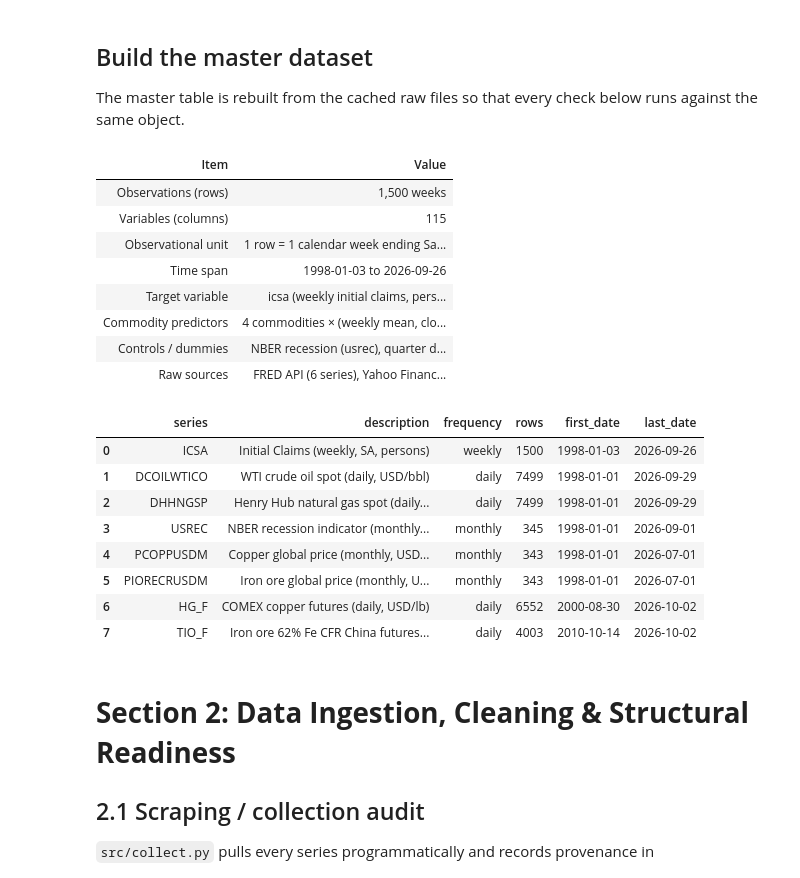
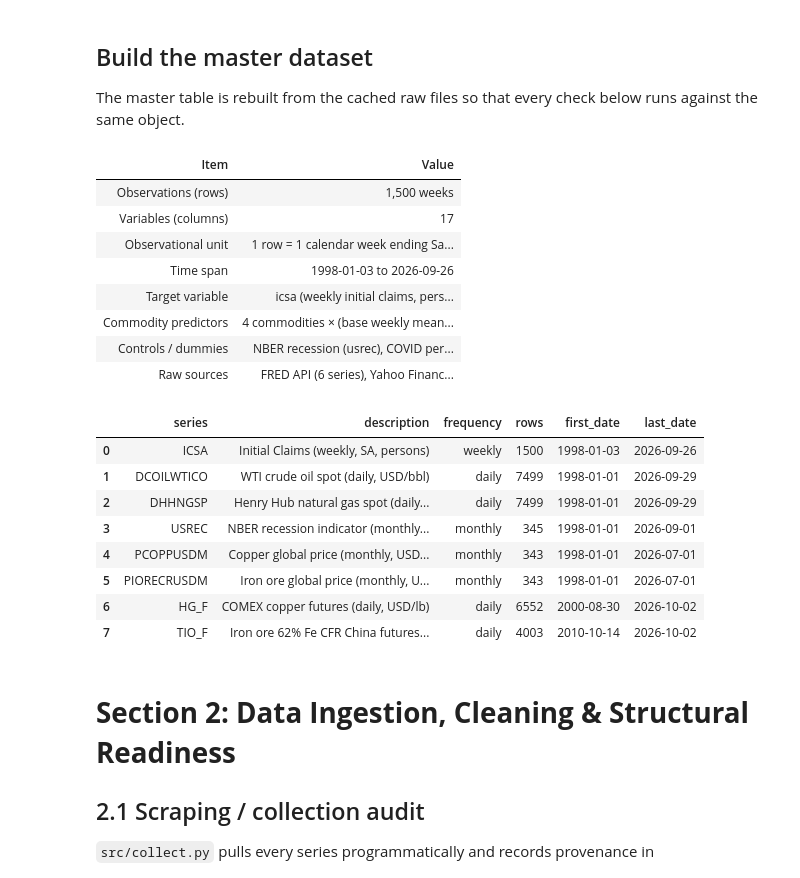
Before and after one commit to hassan09070/DS_project, a Jupyter notebook: Milestone02_Section2_DataIngestion.ipynb, the cells around one changed output. Cells and saved outputs as stored; diff of their text form; code cells hidden in the pictures.

```diff
--- a/Milestone02_Section2_DataIngestion.ipynb
+++ b/Milestone02_Section2_DataIngestion.ipynb
@@ -50,32 +50,32 @@ The master table is rebuilt from the cached raw files so that every check below
 # %%
 master = build_master()
 manifest = json.loads((ROOT / "data" / "raw" / "manifest.json").read_text())
 
 overview = pd.DataFrame({
     "Item": ["Observations (rows)", "Variables (columns)", "Observational unit", "Time span",
              "Target variable", "Commodity predictors", "Controls / dummies", "Raw sources"],
     "Value": [f"{master.shape[0]:,} weeks", f"{master.shape[1]}",
               "1 row = 1 calendar week ending Saturday (the US Department of Labor's 'week ending' convention for initial claims)",
               f"{master.index.min().date()} to {master.index.max().date()}",
               "icsa (weekly initial claims, persons) and its derived log / % change / spike indicator",
-              "4 commodities × (weekly mean, close, within-week and 4-week volatility, % change, 16 lagged % changes)",
-              "NBER recession (usrec), quarter dummies, COVID period, data-availability flags",
+              "4 commodities × (base weekly mean price, weekly % price shock, 4-week volatility); lags 1–16 of the shock are created on demand by add_lags()",
+              "NBER recession (usrec), COVID period (covid_period)",
               "FRED API (6 series), Yahoo Finance via yfinance (2 futures tickers)"]})
 display(overview.style.hide(axis="index").set_properties(**{"text-align": "left"}))
 
 sources = (pd.DataFrame(manifest).T
            .loc[:, ["description", "frequency", "rows", "first_date", "last_date", "source"]]
            .rename_axis("series").reset_index())
 display(sources.drop(columns="source"))
 # %% [output]
 | Item | Value |
 | Observations (rows) | 1,500 weeks |
-| Variables (columns) | 115 |
+| Variables (columns) | 17 |
 | Observational unit | 1 row = 1 calendar week ending Sa... |
 | Time span | 1998-01-03 to 2026-09-26 |
 | Target variable | icsa (weekly initial claims, pers... |
-| Commodity predictors | 4 commodities × (weekly mean, clo... |
-| Controls / dummies | NBER recession (usrec), quarter d... |
+| Commodity predictors | 4 commodities × (base weekly mean... |
+| Controls / dummies | NBER recession (usrec), COVID per... |
 | Raw sources | FRED API (6 series), Yahoo Financ... |
 |  | series | description | frequency | rows | first_date | last_date |
 | 0 | ICSA | Initial Claims (weekly, SA, persons) | weekly | 1500 | 1998-01-03 | 2026-09-26 |
```
Also changed, not shown: parts of 13 cells of this notebook, 4 other files.
